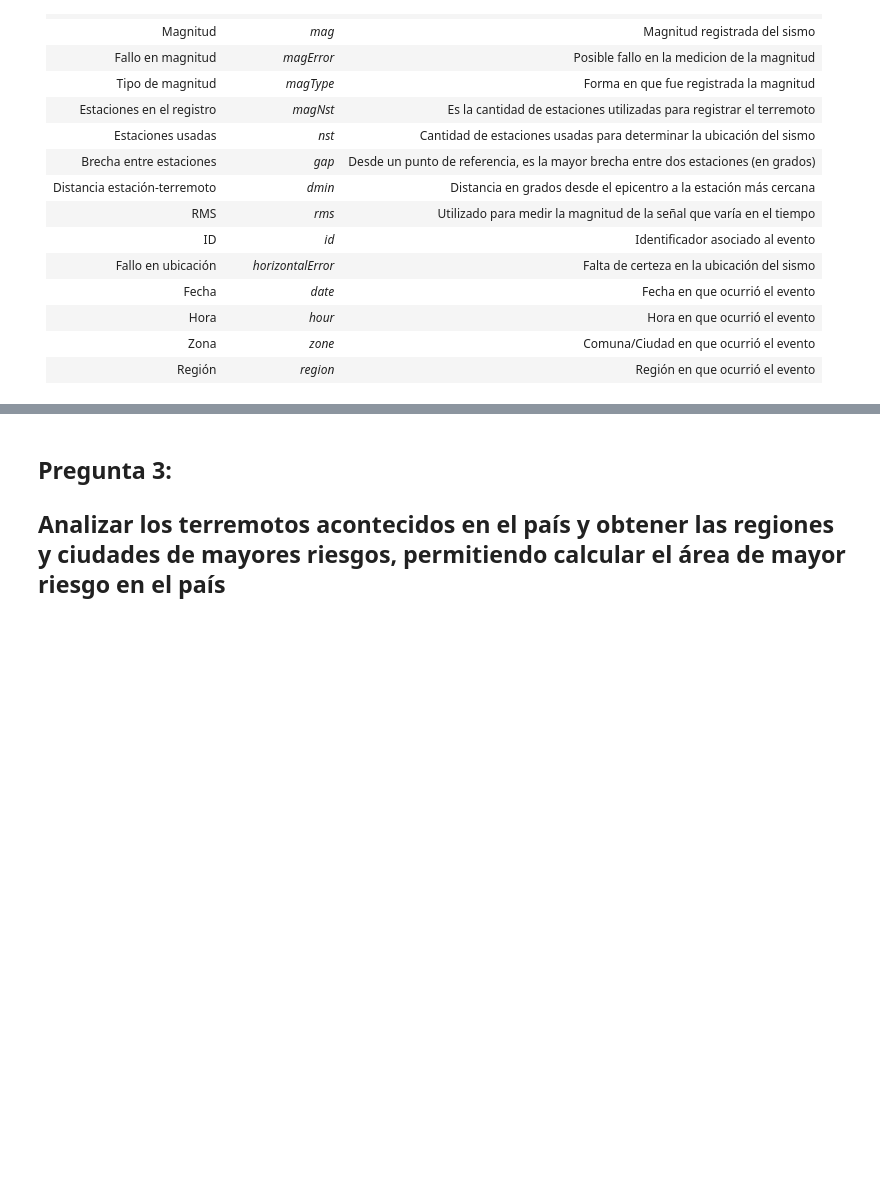
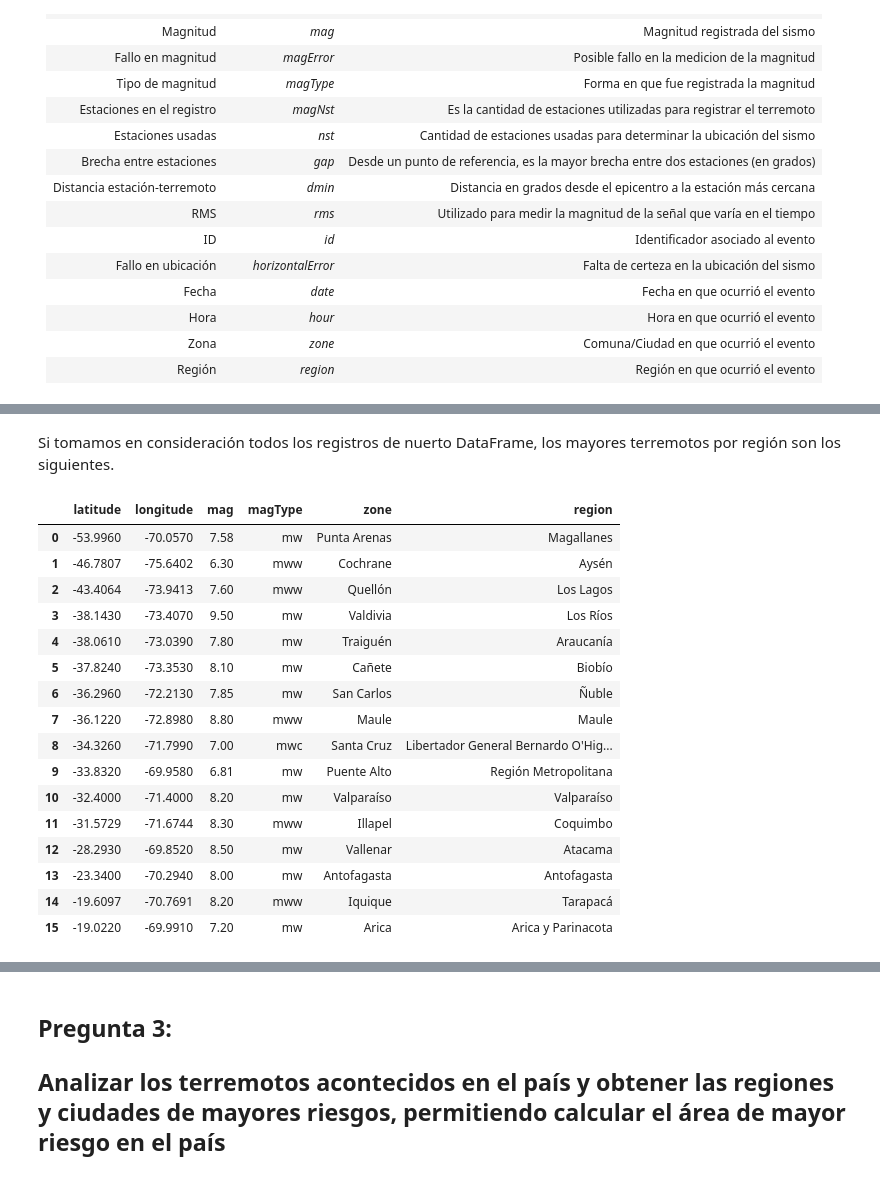
Before and after one commit to Skysilen-t/Proyecto-Ciencia-de-Datos, a Jupyter notebook: Propuesta y documento/Proyecto investigacion propuesta.ipynb, the cells around one changed output, grey strips where cells are left out. Saved outputs shown, nothing was run; the diff lists cells and outputs as text; code cells hidden in the pictures; blank space fills up the shorter version.

```diff
--- a/Propuesta y documento/Proyecto investigacion propuesta.ipynb
+++ b/Propuesta y documento/Proyecto investigacion propuesta.ipynb
@@ -528,0 +548,8 @@ La información que extraímos y almacenamos desde USGS Scientific Research Resu
+# %%
+terremotos = pd.read_csv('query_limpio.csv')
+terremotos = terremotos.drop('level_0', axis=1)
+terremotos = terremotos.drop('Unnamed: 0', axis=1)
+terremotos = terremotos.drop('index', axis=1)
+regiones = set(terremotos['region'])
+terremotos = terremotos[["latitude", "longitude", "mag", "magType", "zone", "region"]] #Filtramos las regiones que trabajaremos para esta pregunta
+terremotos.head()
@@ -528,0 +563,4 @@ La información que extraímos y almacenamos desde USGS Scientific Research Resu
+# %%
+regiones.remove('Coquimbo')
+terremotos = terremotos.sort_values(by='mag',ascending=False)
+terremotos
@@ -528,0 +581,26 @@ La información que extraímos y almacenamos desde USGS Scientific Research Resu
+# %% [markdown]
+Si tomamos en consideración todos los registros de nuerto DataFrame, los mayores terremotos por región son los siguientes.
+# %%
+mayores_sismos = terremotos[terremotos['region'] == 'Coquimbo'].head(1)
+for region in regiones:
+    otro1 = (terremotos[terremotos['region'] == region].head(1))
+    mayores_sismos = mayores_sismos.merge(otro1, how='outer')
+mayores_sismos
+# %% [output]
+|  | latitude | longitude | mag | magType | zone | region |
+| 0 | -53.9960 | -70.0570 | 7.58 | mw | Punta Arenas | Magallanes |
+| 1 | -46.7807 | -75.6402 | 6.30 | mww | Cochrane | Aysén |
+| 2 | -43.4064 | -73.9413 | 7.60 | mww | Quellón | Los Lagos |
+| 3 | -38.1430 | -73.4070 | 9.50 | mw | Valdivia | Los Ríos |
+| 4 | -38.0610 | -73.0390 | 7.80 | mw | Traiguén | Araucanía |
+| 5 | -37.8240 | -73.3530 | 8.10 | mw | Cañete | Biobío |
+| 6 | -36.2960 | -72.2130 | 7.85 | mw | San Carlos | Ñuble |
+| 7 | -36.1220 | -72.8980 | 8.80 | mww | Maule | Maule |
+| 8 | -34.3260 | -71.7990 | 7.00 | mwc | Santa Cruz | Libertador General Bernardo O'Hig... |
+| 9 | -33.8320 | -69.9580 | 6.81 | mw | Puente Alto | Región Metropolitana |
+| 10 | -32.4000 | -71.4000 | 8.20 | mw | Valparaíso | Valparaíso |
+| 11 | -31.5729 | -71.6744 | 8.30 | mww | Illapel | Coquimbo |
+| 12 | -28.2930 | -69.8520 | 8.50 | mw | Vallenar | Atacama |
+| 13 | -23.3400 | -70.2940 | 8.00 | mw | Antofagasta | Antofagasta |
+| 14 | -19.6097 | -70.7691 | 8.20 | mww | Iquique | Tarapacá |
+| 15 | -19.0220 | -69.9910 | 7.20 | mw | Arica | Arica y Parinacota |
```
Also changed, not shown: parts of 21 cells of this notebook, 1 other file.
